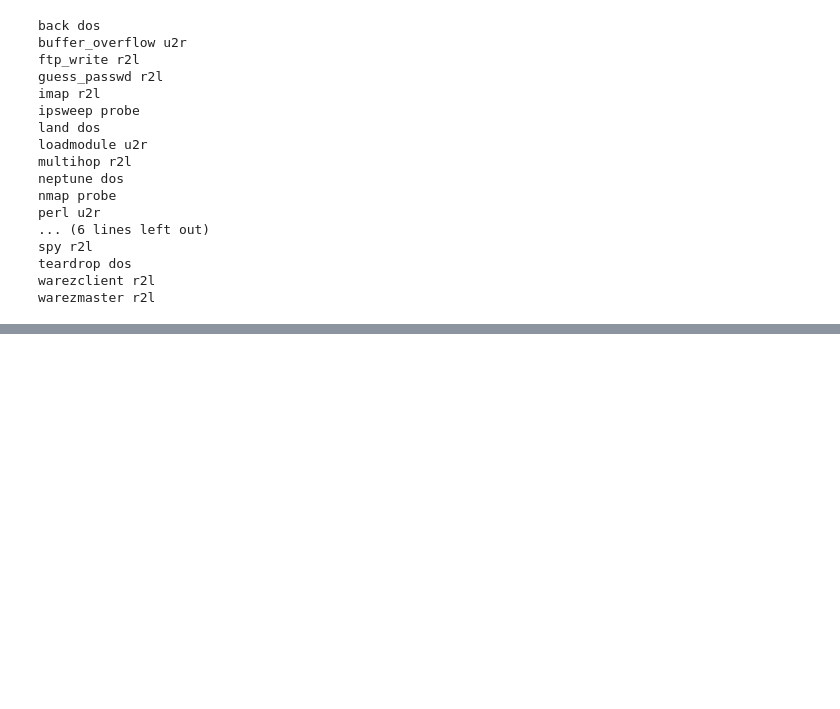
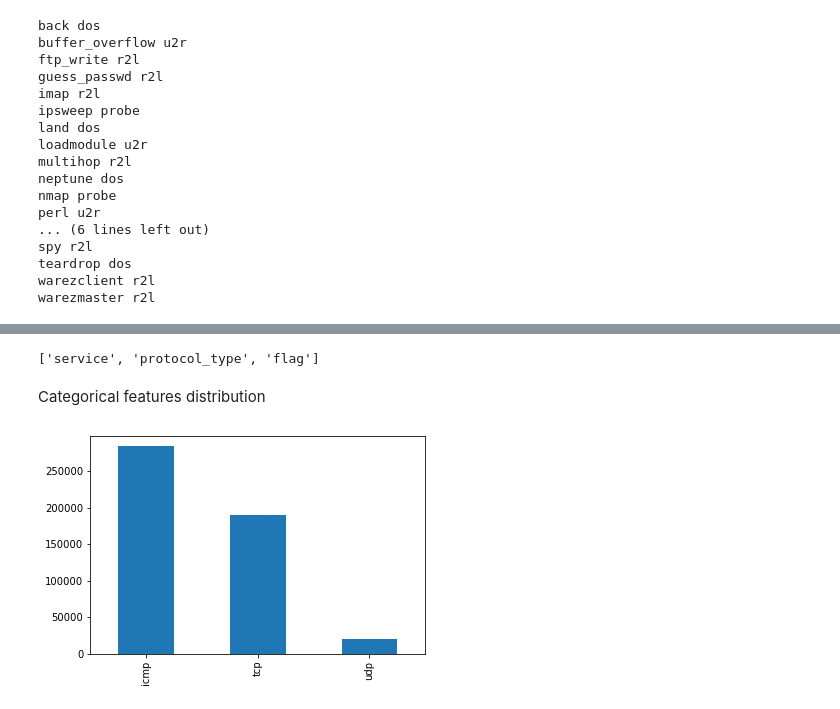
Before and after one commit to joenellis/implementation, a Jupyter notebook: dissert.ipynb, the cells around one changed output, grey strips where cells are left out. Cells and saved outputs as stored; diff of their text form; code cells hidden in the pictures; blank space fills up the shorter version.

Commit message:
Update dissert.ipynb
Data correlation started

```diff
--- a/dissert.ipynb
+++ b/dissert.ipynb
@@ -110,0 +113,26 @@ warezmaster r2l
+# %%
+attacks_types = {
+    'normal': 'normal',
+'back': 'dos',
+'buffer_overflow': 'u2r',
+'ftp_write': 'r2l',
+'guess_passwd': 'r2l',
+'imap': 'r2l',
+'ipsweep': 'probe',
+'land': 'dos',
+'loadmodule': 'u2r',
+'multihop': 'r2l',
+'neptune': 'dos',
+'nmap': 'probe',
+'perl': 'u2r',
+'phf': 'r2l',
+'pod': 'dos',
+'portsweep': 'probe',
+'rootkit': 'u2r',
+'satan': 'probe',
+'smurf': 'dos',
+'spy': 'r2l',
+'teardrop': 'dos',
+'warezclient': 'r2l',
+'warezmaster': 'r2l',
+}
@@ -110,0 +141,8 @@ warezmaster r2l
+# %%
+path = "/Users/ellis/OneDrive - University of Warwick/Dissertation/Actual Work/implementation/kddcup.data_10_percent_corrected"
+df = pd.read_csv(path,names=columns)
+
+#Adding Attack Type column
+df['Attack Type'] = df.target.apply(lambda r:attacks_types[r[:-1]])
+
+df.head()
@@ -110,0 +238,21 @@ warezmaster r2l
+# %%
+#Finding categorical features
+num_cols = df._get_numeric_data().columns
+
+cate_cols = list(set(df.columns)-set(num_cols))
+cate_cols.remove('target')
+cate_cols.remove('Attack Type')
+
+cate_cols
+# %% [output]
+['service', 'protocol_type', 'flag']
+# %% [markdown]
+Categorical features distribution
+# %%
+#Visualization
+def bar_graph(feature):
+    df[feature].value_counts().plot(kind="bar")
+# %%
+bar_graph('protocol_type')
+# %% [output]
+[figure, added]
```
Also changed, not shown: parts of 25 cells of this notebook.
